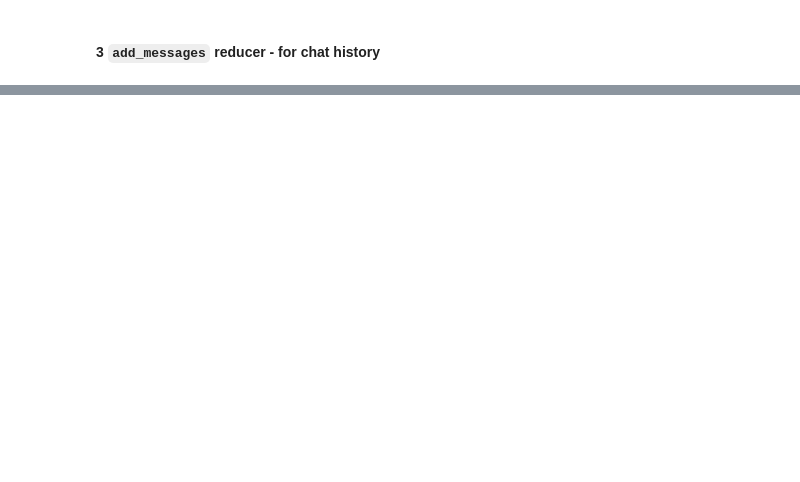
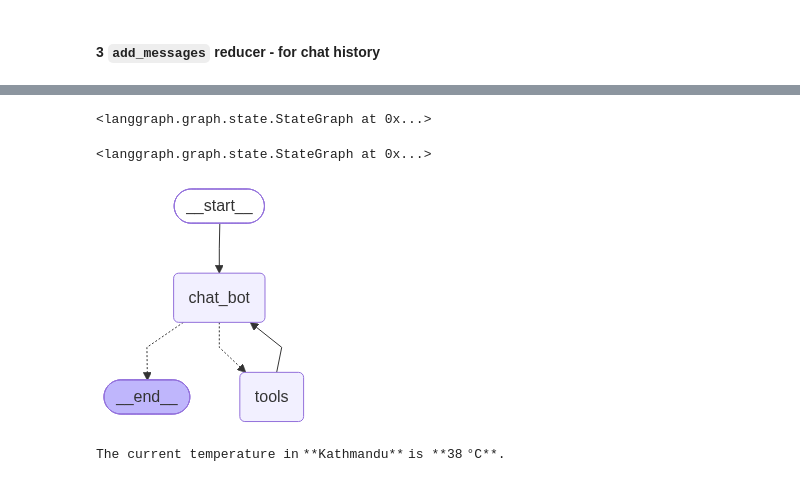
Before and after one commit to prabeshbchettri/Ai-engineering, a Jupyter notebook: Agentic_ai/Langraph/fundamentals_of_langgraph.ipynb, the cells around one changed output, grey strips where cells are left out. Drawn from its saved outputs; the diff is of its cells as text; code cells hidden in the pictures; blank space fills up the shorter version.

```diff
--- a/Agentic_ai/Langraph/fundamentals_of_langgraph.ipynb
+++ b/Agentic_ai/Langraph/fundamentals_of_langgraph.ipynb
@@ -119,0 +372,22 @@ res
+# %%
+graph=StateGraph(AgentState)
+# %%
+graph.add_node("chat_bot",chat_bot)
+graph.add_node("tools",tool_node)
+# %% [output]
+<langgraph.graph.state.StateGraph at 0x...>
+# %%
+
+graph.add_edge(START, "chat_bot")
+
+graph.add_conditional_edges("chat_bot", tools_condition)
+
+graph.add_edge("tools", "chat_bot")
+# %% [output]
+<langgraph.graph.state.StateGraph at 0x...>
+# %%
+final_graph=graph.compile(checkpointer=sql_memory)
+# %%
+final_graph
+# %% [output]
+[figure, added]
@@ -119,0 +400,4 @@ res
+# %%
+print(ans)
+# %% [output]
+The current temperature in **Kathmandu** is **38 °C**.
```
Also changed, not shown: parts of 75 cells of this notebook, 3 other files.
